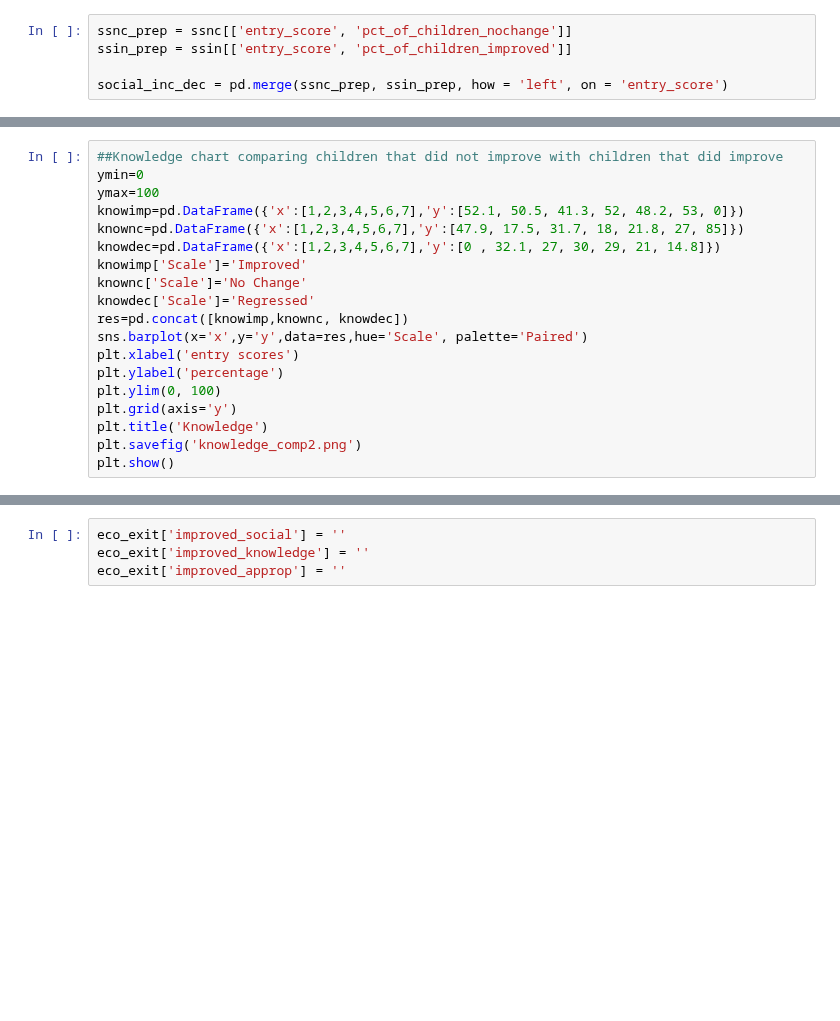
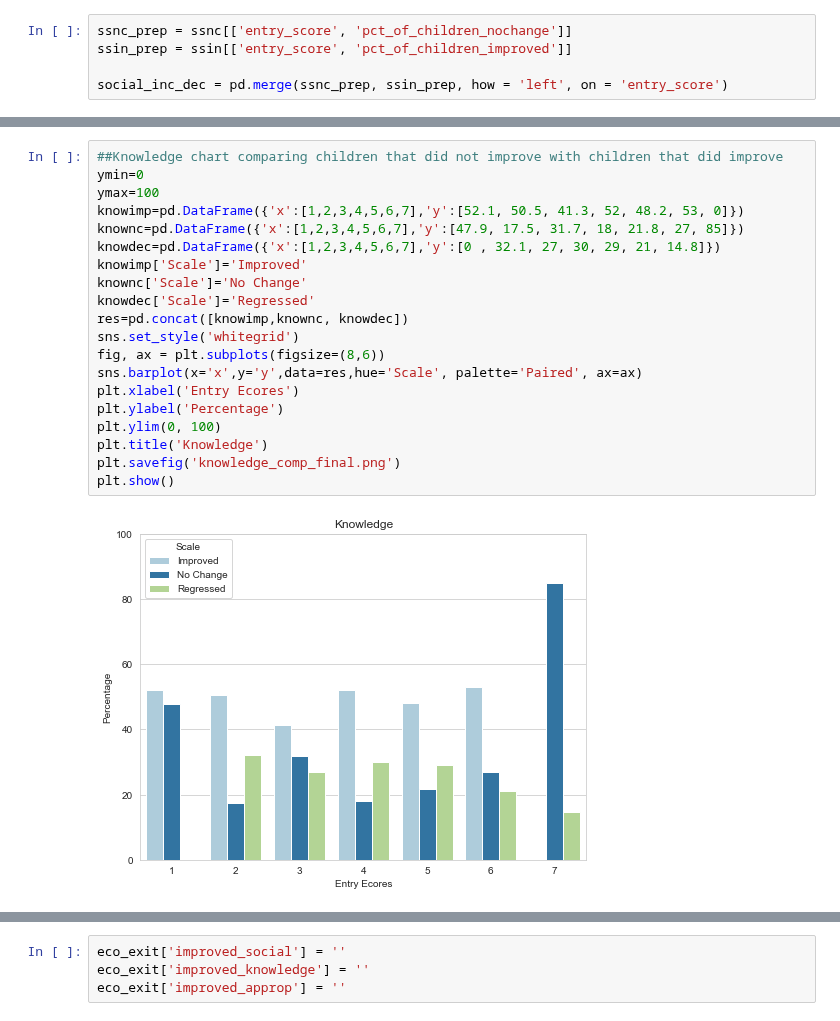
Before and after one commit to NSS-Data-Analytics-Cohort-7/didd-an-array-of-jorts, a Jupyter notebook: notebooks/eco_entrance_exit_scores.ipynb, the cells around one changed output, grey strips where cells are left out. Saved outputs shown, nothing was run; the diff lists cells and outputs as text; blank space fills up the shorter version.

```diff
--- a/notebooks/eco_entrance_exit_scores.ipynb
+++ b/notebooks/eco_entrance_exit_scores.ipynb
@@ -500,22 +728,25 @@ plt.show()
 # %%
 ##Knowledge chart comparing children that did not improve with children that did improve
 ymin=0
 ymax=100
 knowimp=pd.DataFrame({'x':[1,2,3,4,5,6,7],'y':[52.1, 50.5, 41.3, 52, 48.2, 53, 0]})
 knownc=pd.DataFrame({'x':[1,2,3,4,5,6,7],'y':[47.9, 17.5, 31.7, 18, 21.8, 27, 85]})
 knowdec=pd.DataFrame({'x':[1,2,3,4,5,6,7],'y':[0 , 32.1, 27, 30, 29, 21, 14.8]})
 knowimp['Scale']='Improved'
 knownc['Scale']='No Change'
 knowdec['Scale']='Regressed'
 res=pd.concat([knowimp,knownc, knowdec])
-sns.barplot(x='x',y='y',data=res,hue='Scale', palette='Paired')
-plt.xlabel('entry scores')
-plt.ylabel('percentage')
+sns.set_style('whitegrid')
+fig, ax = plt.subplots(figsize=(8,6))
+sns.barplot(x='x',y='y',data=res,hue='Scale', palette='Paired', ax=ax)
+plt.xlabel('Entry Ecores')
+plt.ylabel('Percentage')
 plt.ylim(0, 100)
-plt.grid(axis='y')
 plt.title('Knowledge')
-plt.savefig('knowledge_comp2.png')
+plt.savefig('knowledge_comp_final.png')
 plt.show()
+# %% [output]
+[figure, added]
 # %%
 ##Appropriate Action chart comparing children that did not improve with children that did improve
 
```
Also changed, not shown: parts of 96 cells of this notebook.
